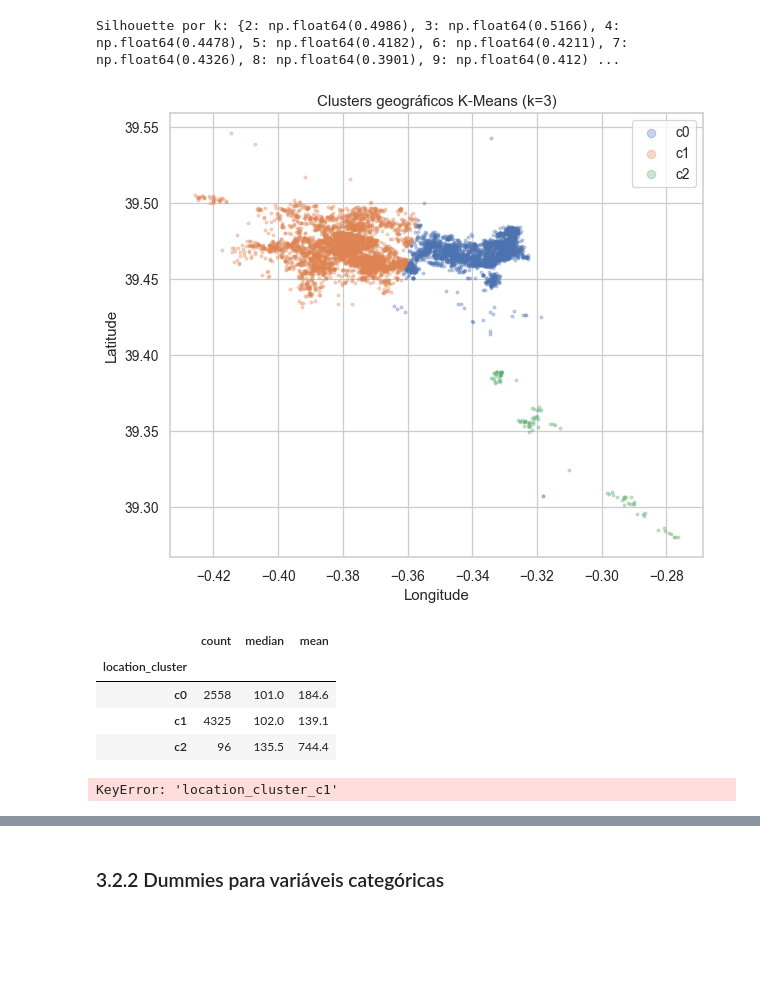
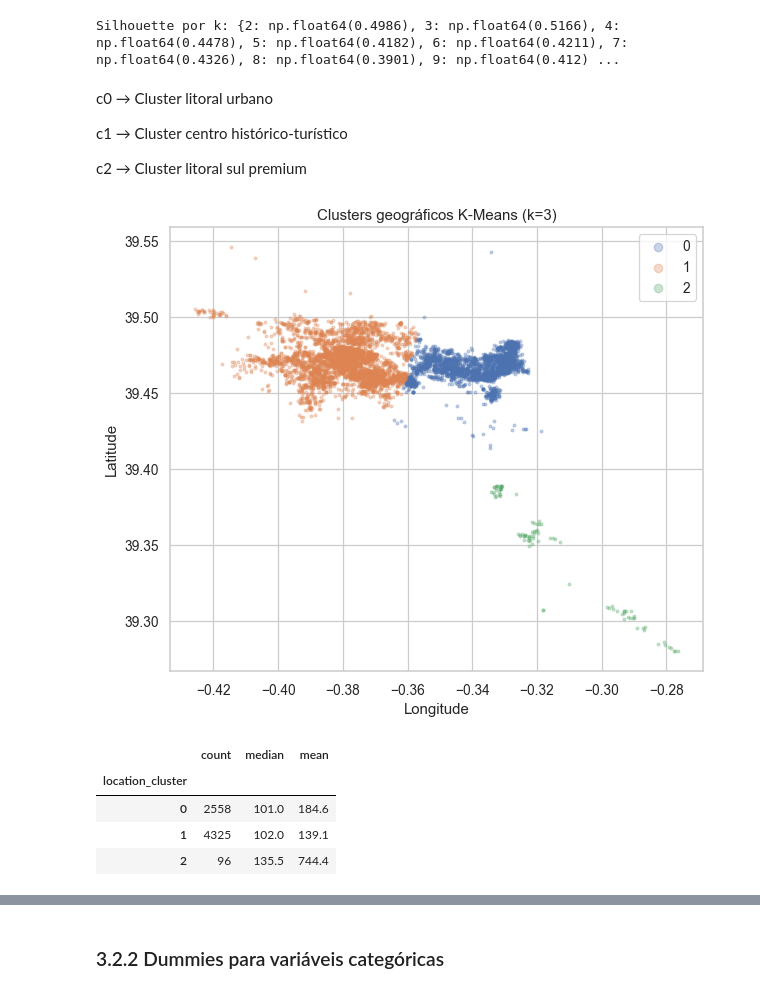
Before and after one commit to leandromicael123/An-lise-regress-o, a Jupyter notebook: Trabalho_v2.ipynb, the cells around one changed output, grey strips where cells are left out. Drawn from its saved outputs; the diff is of its cells as text; code cells hidden in the pictures; blank space fills up the shorter version.

```diff
--- a/Trabalho_v2.ipynb
+++ b/Trabalho_v2.ipynb
@@ -803,44 +803,42 @@ print("\nSilhouette por k:", {k: round(v, 4) for k, v in sil_scores.items()})
 # %% [output]
 [figure]
 Silhouette por k: {2: np.float64(0.4986), 3: np.float64(0.5166), 4: np.float64(0.4478), 5: np.float64(0.4182), 6: np.float64(0.4211), 7: np.float64(0.4326), 8: np.float64(0.3901), 9: np.float64(0.412) ...
+# %% [markdown]
+c0 → Cluster litoral urbano
+
+c1 → Cluster centro histórico-turístico
+
+c2 → Cluster litoral sul premium
+# %%
+# Clustering final com k=3
+K_OPT = 3
+kmeans = KMeans(n_clusters=K_OPT, random_state=RANDOM_STATE, n_init=10)
+df["location_cluster"] = kmeans.fit_predict(X_geo_scaled).astype(str)
+#mudar o nome dos clusters de c0 para cluster literal urbano
+df["location_cluster_dummy"] = df["location_cluster"].map({
+    "0": "Cluster_litoral_urbano",
+    "1": "Cluster_centro_histórico-turístico",
+    "2": "Cluster_litoral_sul_premium"
+}).astype("category")
 # %%
-# Clustering final com k=3
-K_OPT = 3
-kmeans = KMeans(n_clusters=K_OPT, random_state=RANDOM_STATE, n_init=10)
-df["location_cluster"] = kmeans.fit_predict(X_geo_scaled).astype(str)
-df["location_cluster"] = "c" + df["location_cluster"]
 
 # Visualizar clusters
 fig, ax = plt.subplots(figsize=(7, 6))
 for c, color in zip(sorted(df["location_cluster"].unique()), ["#4C72B0", "#DD8452", "#55A868"]):
     sub = df[df["location_cluster"] == c]
     ax.scatter(sub["longitude"], sub["latitude"], s=5, alpha=0.3, color=color, label=c)
 ax.set_xlabel("Longitude"); ax.set_ylabel("Latitude")
 ax.set_title(f"Clusters geográficos K-Means (k={K_OPT})")
 ax.legend(markerscale=3)
 plt.tight_layout(); plt.savefig("outputs/fig_clusters.png", dpi=120); plt.show()
 
 df.groupby("location_cluster", observed=True)["price"].agg(["count", "median", "mean"]).round(1)
 # %% [output]
-[figure, old version]
+[figure, new version]
 |  | count | median | mean |
 | location_cluster |  |  |  |
-| c0 | 2558 | 101.0 | 184.6 |
-| c1 | 4325 | 102.0 | 139.1 |
-| c2 | 96 | 135.5 | 744.4 |
+| 0 | 2558 | 101.0 | 184.6 |
+| 1 | 4325 | 102.0 | 139.1 |
+| 2 | 96 | 135.5 | 744.4 |
-# %%
-df["location_cluster"] = np.select(
-    [
-        df["location_cluster_c1"] == 1,
-        df["location_cluster_c2"] == 1
-    ],
-    [
-        "c1",
-        "c2"
-    ],
-    default="c0"
-)
-# %% [output]
-KeyError: 'location_cluster_c1'
 # %%
 
```
Also changed, not shown: parts of 15 cells of this notebook.
